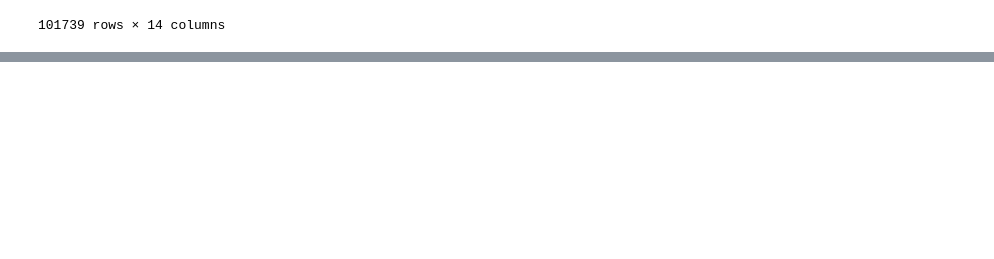
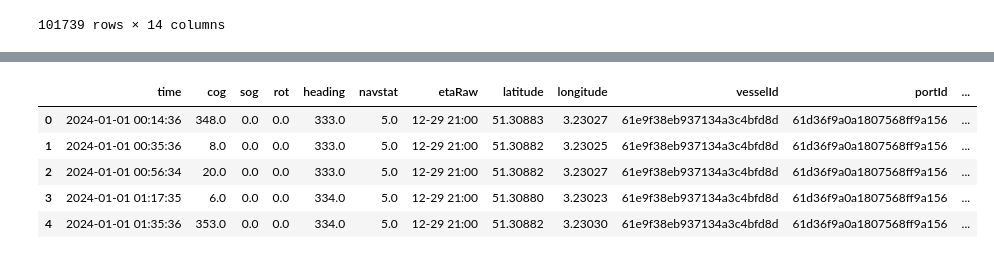
Before and after one commit to sondrmsk/MachineLearningProject, a Jupyter notebook: lakkenNoteBook.ipynb, the cells around one changed output, grey strips where cells are left out. Saved outputs shown, nothing was run; the diff lists cells and outputs as text; code cells hidden in the pictures; blank space fills up the shorter version.

```diff
--- a/lakkenNoteBook.ipynb
+++ b/lakkenNoteBook.ipynb
@@ -156,9 +162,20 @@ combined_df
 # %%
-## one hot encoding
 
-# One-hot encode 'navstat'
-combined_df = pd.get_dummies(combined_df, columns=['navstat'], prefix='navstat')
-combined_df
+# one-hot encode the following navstat lag features
+lag_columns = ['navstat_lag1', 'navstat_lag2', 'navstat_lag3']
+
+# One-hot encode the specified columns
+combined_df = pd.get_dummies(combined_df, columns=lag_columns, prefix=lag_columns)
+
+# Optionally, inspect the new dataframe
+combined_df.head()
+# %% [output]
+|  | time | cog | sog | rot | heading | navstat | etaRaw | latitude | longitude | vesselId | portId | ... |
+| 0 | 2024-01-01 00:14:36 | 348.0 | 0.0 | 0.0 | 333.0 | 5.0 | 12-29 21:00 | 51.30883 | 3.23027 | 61e9f38eb937134a3c4bfd8d | 61d36f9a0a1807568ff9a156 | ... |
+| 1 | 2024-01-01 00:35:36 | 8.0 | 0.0 | 0.0 | 333.0 | 5.0 | 12-29 21:00 | 51.30882 | 3.23025 | 61e9f38eb937134a3c4bfd8d | 61d36f9a0a1807568ff9a156 | ... |
+| 2 | 2024-01-01 00:56:34 | 20.0 | 0.0 | 0.0 | 333.0 | 5.0 | 12-29 21:00 | 51.30882 | 3.23027 | 61e9f38eb937134a3c4bfd8d | 61d36f9a0a1807568ff9a156 | ... |
+| 3 | 2024-01-01 01:17:35 | 6.0 | 0.0 | 0.0 | 334.0 | 5.0 | 12-29 21:00 | 51.30880 | 3.23023 | 61e9f38eb937134a3c4bfd8d | 61d36f9a0a1807568ff9a156 | ... |
+| 4 | 2024-01-01 01:35:36 | 353.0 | 0.0 | 0.0 | 334.0 | 5.0 | 12-29 21:00 | 51.30882 | 3.23030 | 61e9f38eb937134a3c4bfd8d | 61d36f9a0a1807568ff9a156 | ... |
 # %%
 ## Split back
 
```
Also changed, not shown: parts of 4 cells of this notebook.
